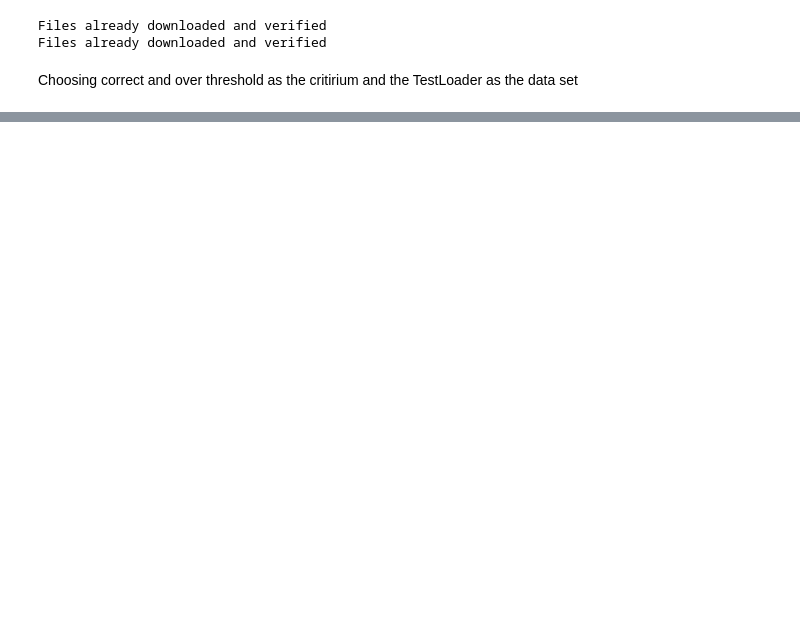
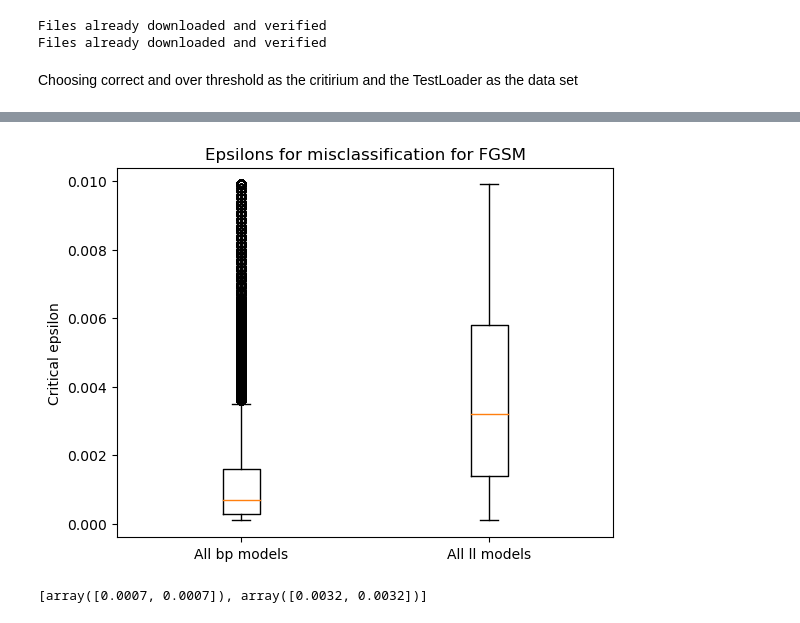
Before and after one commit to holzhauk/LocalLearning, a Jupyter notebook: notebooks/Mia .ipynb, the cells around one changed output, grey strips where cells are left out. Saved outputs shown, nothing was run; the diff lists cells and outputs as text; code cells hidden in the pictures; blank space fills up the shorter version.

```diff
--- a/notebooks/Mia .ipynb
+++ b/notebooks/Mia .ipynb
@@ -443,0 +612,15 @@ print(np.mean(eps_fit_curve_at_half_bp))
+# %%
+flat_ll = [item for sublist in all_models_per_image_ll for item in sublist]
+flat_bp = [item for sublist in all_models_per_image_bp for item in sublist]
+
+boxplotfgsm = plt.boxplot([flat_bp,flat_ll])#,showfliers=False)
+plt.xticks([1,2],["All bp models","All ll models"])
+plt.ylabel("Critical epsilon")
+plt.title("Epsilons for misclassification for FGSM")
+plt.show()
+
+meds = [item.get_ydata() for item in boxplotfgsm["medians"]]
+print(meds)
+# %% [output]
+[figure, added]
+[array([0.0007, 0.0007]), array([0.0032, 0.0032])]
```
Also changed, not shown: parts of 17 cells of this notebook.
